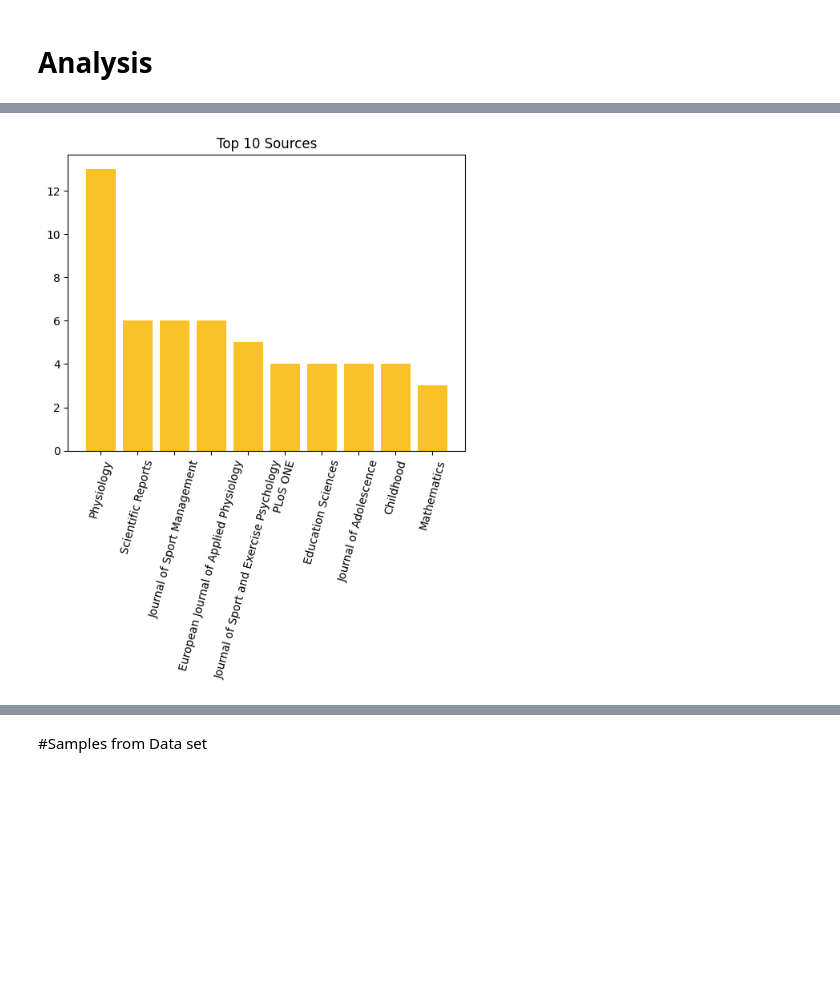
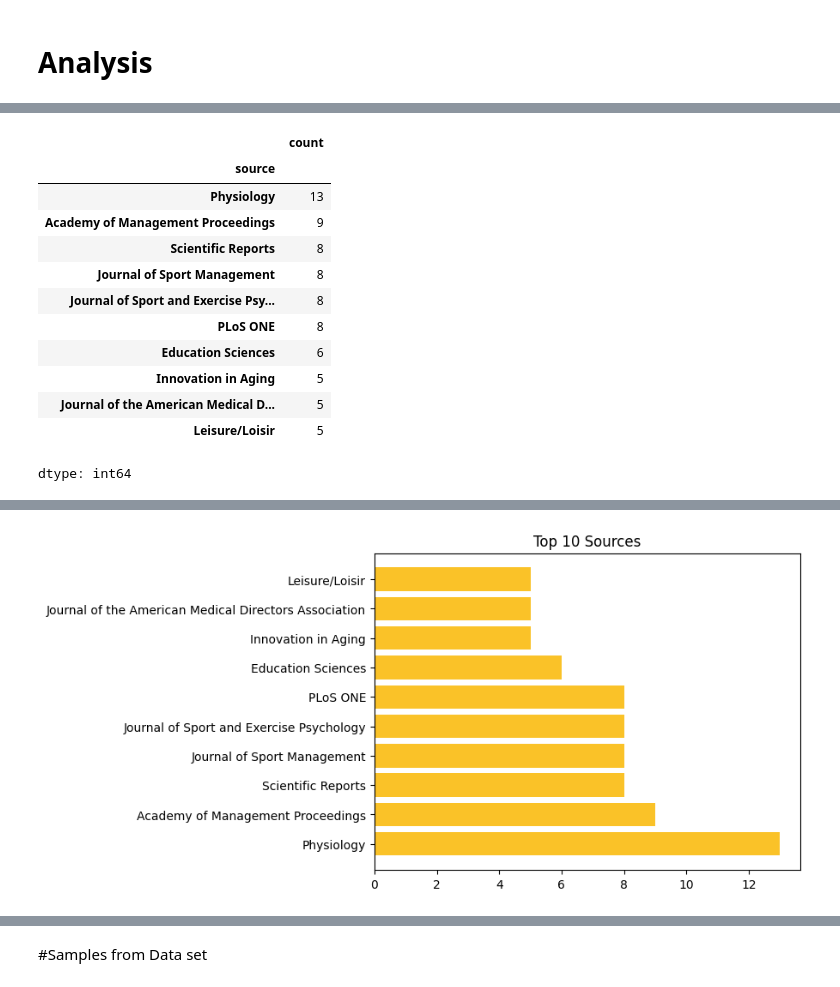
Before and after one commit to elibtronic/2025_state_of_scholarly_communication, a Jupyter notebook: 2025_SofSC.ipynb, the cells around one changed output, grey strips where cells are left out. Drawn from its saved outputs; the diff is of its cells as text; code cells hidden in the pictures; blank space fills up the shorter version.

```diff
--- a/2025_SofSC.ipynb
+++ b/2025_SofSC.ipynb
@@ -76,6 +78,8 @@ Extracts
 Still to do
 # %%
 orcid_list = []
+author_pos_list = []
+corresponding_author_list = []
 pub_date_list = []
 doi_list = []
 issn_list = []
@@ -90,10 +94,25 @@ for work in works:
 
   orcid = ""
   for author in work['authorships']:
+
     for intst in author['institutions']:
       if (intst['ror'] == "https://ror.org/"+ror_id) and orcid == "":
         orcid = author['author']['orcid']
+        author_pos = author['author_position']
+        break
+  author_pos_list.append(author_pos)
   orcid_list.append(orcid)
+
+  #Has at least one corresponding author and write it in if true
+  corresponding_author = ""
+  for author in work['authorships']:
+    if author['is_corresponding'] == True:
+      corresponding_author = author['author']['orcid']
+
+  if corresponding_author == "":
+    corresponding_author = "none"
+
+  corresponding_author_list.append(corresponding_author)
 
   try:
     issn = work['primary_location']['source']['issn'][0]
@@ -132,6 +151,6 @@ for work in works:
   publisher_list.append(publisher)
 
 
-  df = pd.DataFrame(list(zip(orcid_list, pub_date_list,doi_list,already_oa_list,oa_status_list,issn_list,source_list,publisher_list)), columns =['ORCID','pub_date','DOI','already_oa','oa_status','issn','source','publisher'])
+  df = pd.DataFrame(list(zip(orcid_list, author_pos_list, corresponding_author_list, pub_date_list,doi_list,already_oa_list,oa_status_list,issn_list,source_list,publisher_list)), columns =['ORCID','author_position','corresponding_author','pub_date','DOI','already_oa','oa_status','issn','source','publisher'])
 # %%
 df.sample(10)
@@ -355,19 +445,33 @@ plt.show()
 # %%
 #top 10 sources
-#df.value_counts('source')[0:10]
+df.value_counts('source')[0:10]
+# %% [output]
+|  | count |
+| source |  |
+| Physiology | 13 |
+| Academy of Management Proceedings | 9 |
+| Scientific Reports | 8 |
+| Journal of Sport Management | 8 |
+| Journal of Sport and Exercise Psy... | 8 |
+| PLoS ONE | 8 |
+| Education Sciences | 6 |
+| Innovation in Aging | 5 |
+| Journal of the American Medical D... | 5 |
+| Leisure/Loisir | 5 |
+dtype: int64
 # %%
-plt.bar(df.value_counts('source')[0:10].index,df.value_counts('source')[0:10],color=color)
-plt.xticks(rotation=75)
+#Top Sources
+
+plt.barh(df.value_counts('source')[0:10].index,df.value_counts('source')[0:10].T,color=color)
 plt.title("Top 10 Sources")
-
 figname = "Top_10_Sources.png"
-plt.savefig(figname)
+plt.savefig(figname, bbox_inches='tight')
 files.download(figname)
 plt.show()
 # %% [output]
 [interactive output not drawn]
 [interactive output not drawn]
-[figure, old version]
+[figure, new version]
 # %%
 #top 10 publishers
 #df.value_counts('publisher')[0:10]
```
Also changed, not shown: parts of 18 cells of this notebook.
